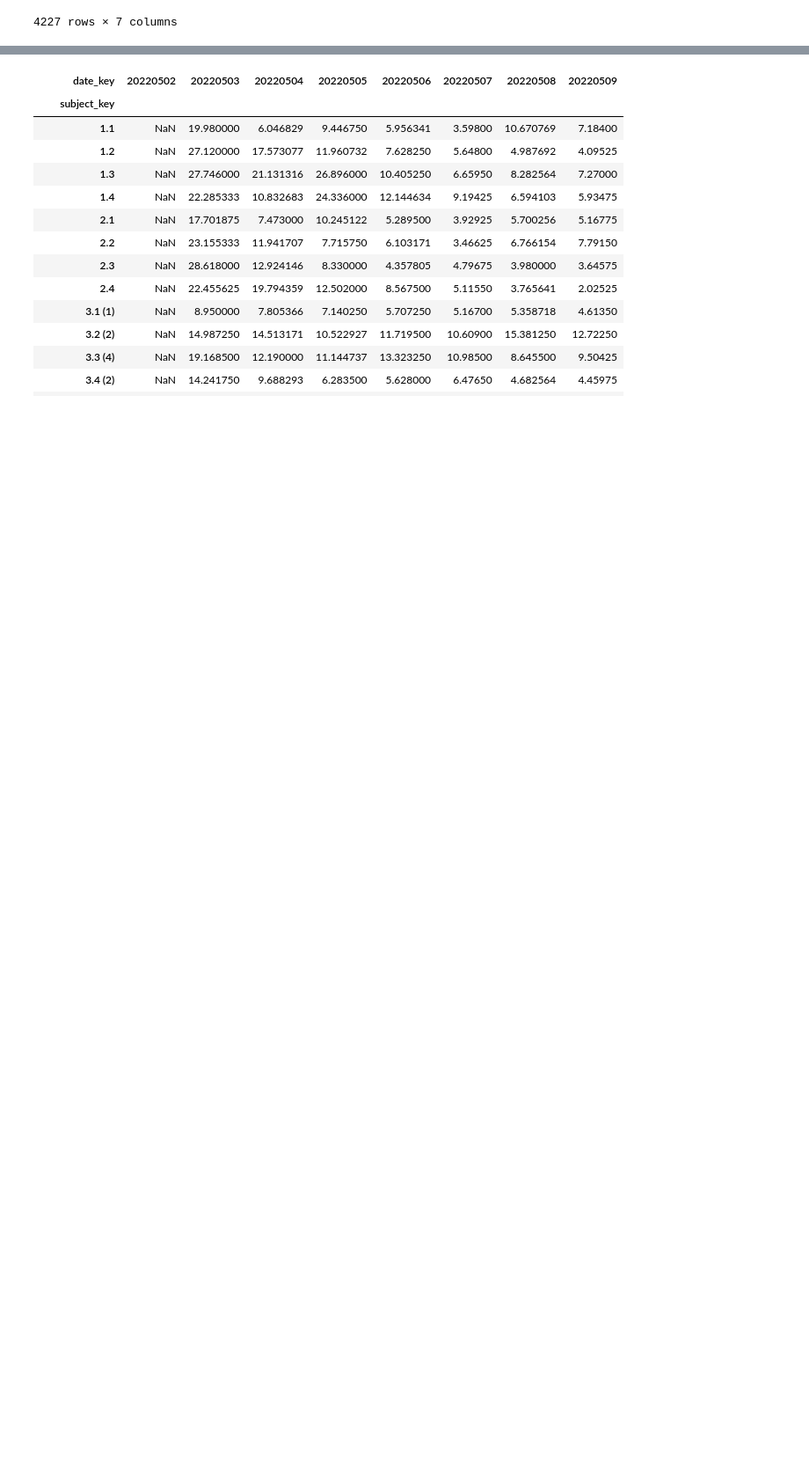
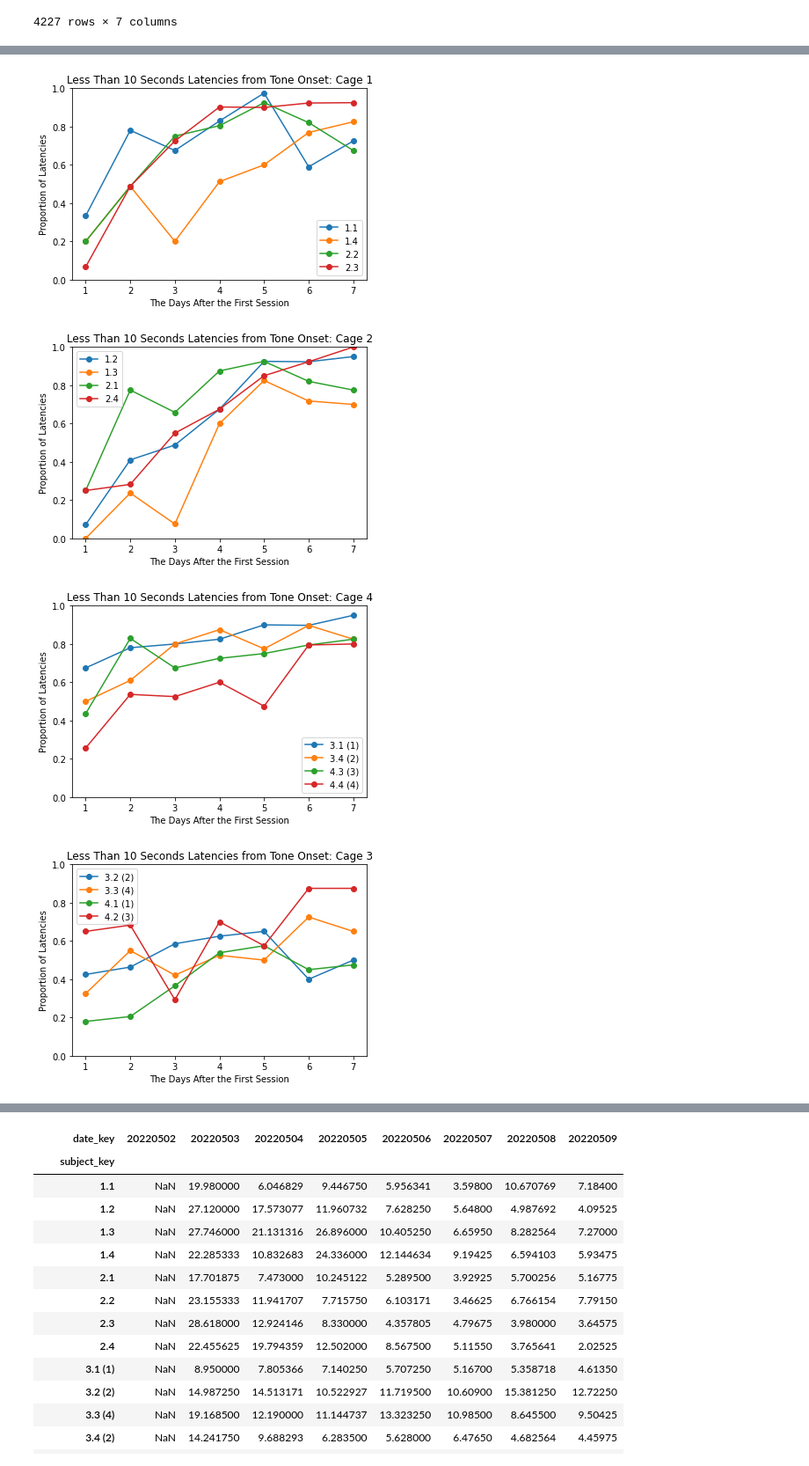
Before and after one commit to padillacoreanolab/med_pc_repo, a Jupyter notebook: results/2022_05_02_log_processing/med_pc_group_analysis.ipynb, the cells around one changed output, grey strips where cells are left out. Shown at 88% size. Cells and saved outputs as stored; diff of their text form; code cells hidden in the pictures; blank space fills up the shorter version.

```diff
--- a/results/2022_05_02_log_processing/med_pc_group_analysis.ipynb
+++ b/results/2022_05_02_log_processing/med_pc_group_analysis.ipynb
@@ -375,0 +317,24 @@ latency_and_metadata_df = grouped_averaged_latency_df.set_index().join(other=met
+# %%
+for cage in grouped_averaged_latency_df["cage"].unique():
+    fig, ax = plt.subplots()
+
+    cage_df = grouped_averaged_latency_df[grouped_averaged_latency_df["cage"] == cage]
+    for subject in cage_df["subject_key"].unique():
+        subject_df = cage_df[cage_df["subject_key"] == subject]
+
+
+
+        ax.plot(subject_df["date_int"] - subject_df["date_int"].min() + 1, subject_df["latency_less_than_10_seconds"], '-o', label=subject)
+
+    ax.set_xlabel("The Days After the First Session")
+    ax.set_ylabel("Proportion of Latencies")
+    ax.set_title("Less Than 10 Seconds Latencies from Tone Onset: Cage {}".format(cage))
+
+    ax.set_ylim(0, 1)
+    ax.legend()
+    plt.savefig("./data/plots/proportion_of_latencies_less_than_10_seconds/less_than_10_seconds_latency_proportion_cage_{}_date_20220503_20220509.png".format(cage))
+# %% [output]
+[figure, added]
+[figure, added]
+[figure, added]
+[figure, added]
```
Also changed, not shown: parts of 62 cells of this notebook.
